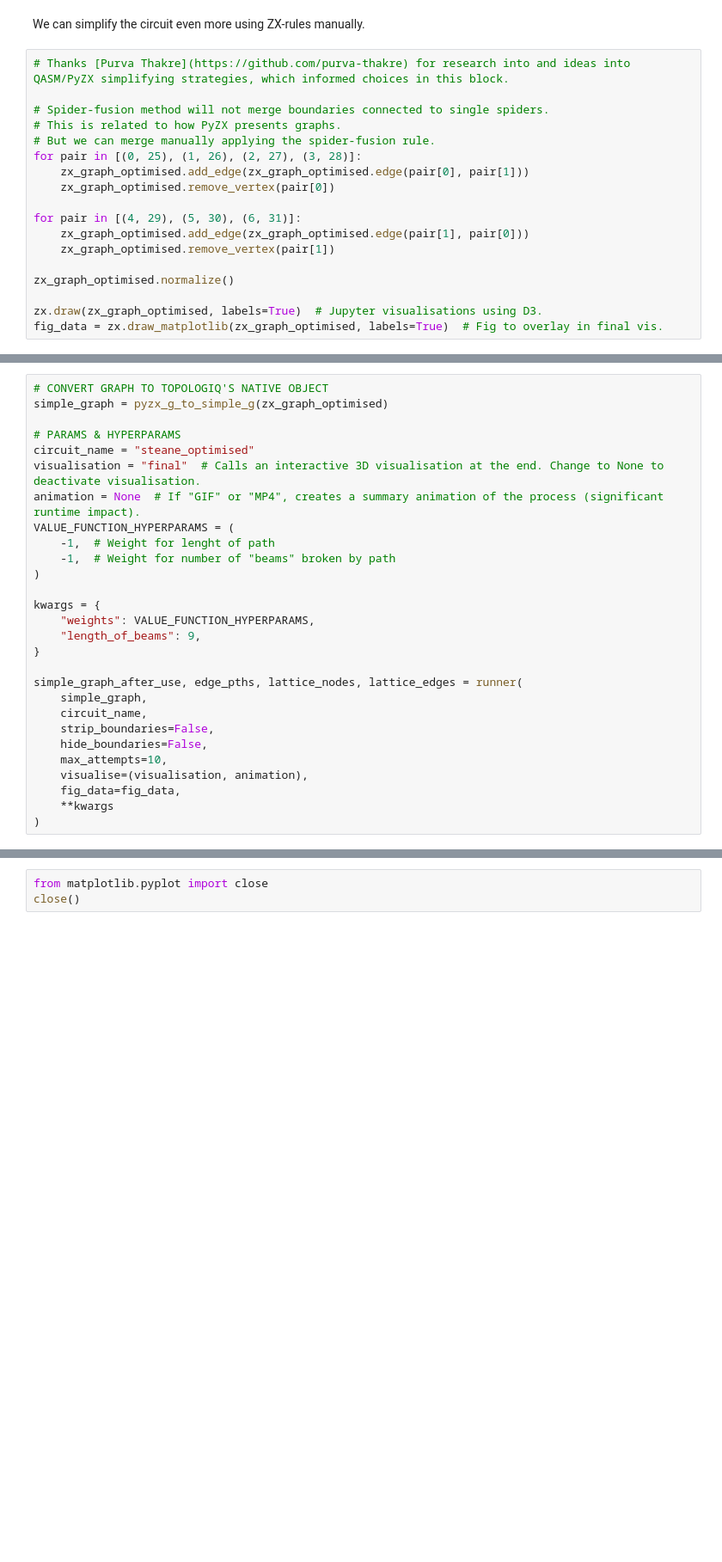
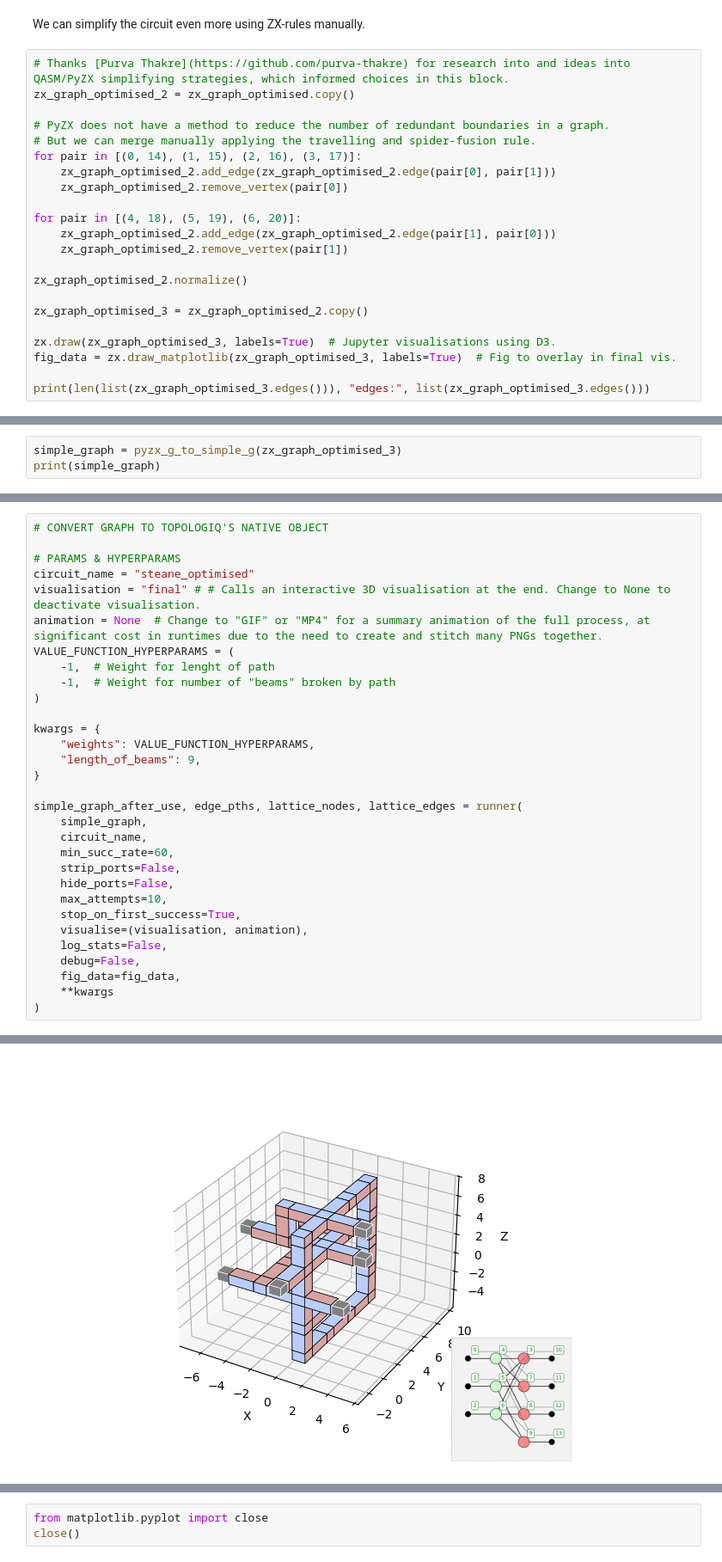
Before and after one commit to tqec/topologiq, a Jupyter notebook: assets/notebooks/qasm_via_pyzx.ipynb, the cells around one changed output, grey strips where cells are left out. Shown at 86% size. Drawn from its saved outputs; the diff is of its cells as text; blank space fills up the shorter version.

```diff
--- a/assets/notebooks/qasm_via_pyzx.ipynb
+++ b/assets/notebooks/qasm_via_pyzx.ipynb
@@ -183,19 +238,23 @@ simple_graph_after_use, edge_pths, lattice_nodes, lattice_edges = runner(
 We can simplify the circuit even more using ZX-rules manually.
 # %%
 # Thanks [Purva Thakre](https://github.com/purva-thakre) for research into and ideas into QASM/PyZX simplifying strategies, which informed choices in this block.
+zx_graph_optimised_2 = zx_graph_optimised.copy()
 
-# Spider-fusion method will not merge boundaries connected to single spiders.
-# This is related to how PyZX presents graphs.
-# But we can merge manually applying the spider-fusion rule.
-for pair in [(0, 25), (1, 26), (2, 27), (3, 28)]:
-    zx_graph_optimised.add_edge(zx_graph_optimised.edge(pair[0], pair[1]))
-    zx_graph_optimised.remove_vertex(pair[0])
+# PyZX does not have a method to reduce the number of redundant boundaries in a graph.
+# But we can merge manually applying the travelling and spider-fusion rule.
+for pair in [(0, 14), (1, 15), (2, 16), (3, 17)]:
+    zx_graph_optimised_2.add_edge(zx_graph_optimised_2.edge(pair[0], pair[1]))
+    zx_graph_optimised_2.remove_vertex(pair[0])
 
-for pair in [(4, 29), (5, 30), (6, 31)]:
-    zx_graph_optimised.add_edge(zx_graph_optimised.edge(pair[1], pair[0]))
-    zx_graph_optimised.remove_vertex(pair[1])
+for pair in [(4, 18), (5, 19), (6, 20)]:
+    zx_graph_optimised_2.add_edge(zx_graph_optimised_2.edge(pair[1], pair[0]))
+    zx_graph_optimised_2.remove_vertex(pair[1])
 
-zx_graph_optimised.normalize()
+zx_graph_optimised_2.normalize()
 
-zx.draw(zx_graph_optimised, labels=True)  # Jupyter visualisations using D3.
-fig_data = zx.draw_matplotlib(zx_graph_optimised, labels=True)  # Fig to overlay in final vis.
+zx_graph_optimised_3 = zx_graph_optimised_2.copy()
+
+zx.draw(zx_graph_optimised_3, labels=True)  # Jupyter visualisations using D3.
+fig_data = zx.draw_matplotlib(zx_graph_optimised_3, labels=True)  # Fig to overlay in final vis.
+
+print(len(list(zx_graph_optimised_3.edges())), "edges:", list(zx_graph_optimised_3.edges()))
@@ -203,0 +266,3 @@ Let's now run this final optimised version.
+# %%
+simple_graph = pyzx_g_to_simple_g(zx_graph_optimised_3)
+print(simple_graph)
@@ -204,11 +271,10 @@ Let's now run this final optimised version.
 # %%
 # CONVERT GRAPH TO TOPOLOGIQ'S NATIVE OBJECT
-simple_graph = pyzx_g_to_simple_g(zx_graph_optimised)
 
 # PARAMS & HYPERPARAMS
 circuit_name = "steane_optimised"
-visualisation = "final"  # Calls an interactive 3D visualisation at the end. Change to None to deactivate visualisation.
-animation = None  # If "GIF" or "MP4", creates a summary animation of the process (significant runtime impact).
+visualisation = "final" # # Calls an interactive 3D visualisation at the end. Change to None to deactivate visualisation.
+animation = None  # Change to "GIF" or "MP4" for a summary animation of the full process, at significant cost in runtimes due to the need to create and stitch many PNGs together.
 VALUE_FUNCTION_HYPERPARAMS = (
     -1,  # Weight for lenght of path
     -1,  # Weight for number of "beams" broken by path
@@ -222,10 +288,15 @@ kwargs = {
 simple_graph_after_use, edge_pths, lattice_nodes, lattice_edges = runner(
     simple_graph,
     circuit_name,
-    strip_boundaries=False,
-    hide_boundaries=False,
+    min_succ_rate=60,
+    strip_ports=False,
+    hide_ports=False,
     max_attempts=10,
+    stop_on_first_success=True,
     visualise=(visualisation, animation),
+    log_stats=False,
+    debug=False,
     fig_data=fig_data,
     **kwargs
 )
+# %% [output]
@@ -232 +306,2 @@ simple_graph_after_use, edge_pths, lattice_nodes, lattice_edges = runner(
+[figure, added]
 # %% [markdown]
```
Also changed, not shown: parts of 18 cells of this notebook, 1 other file.
